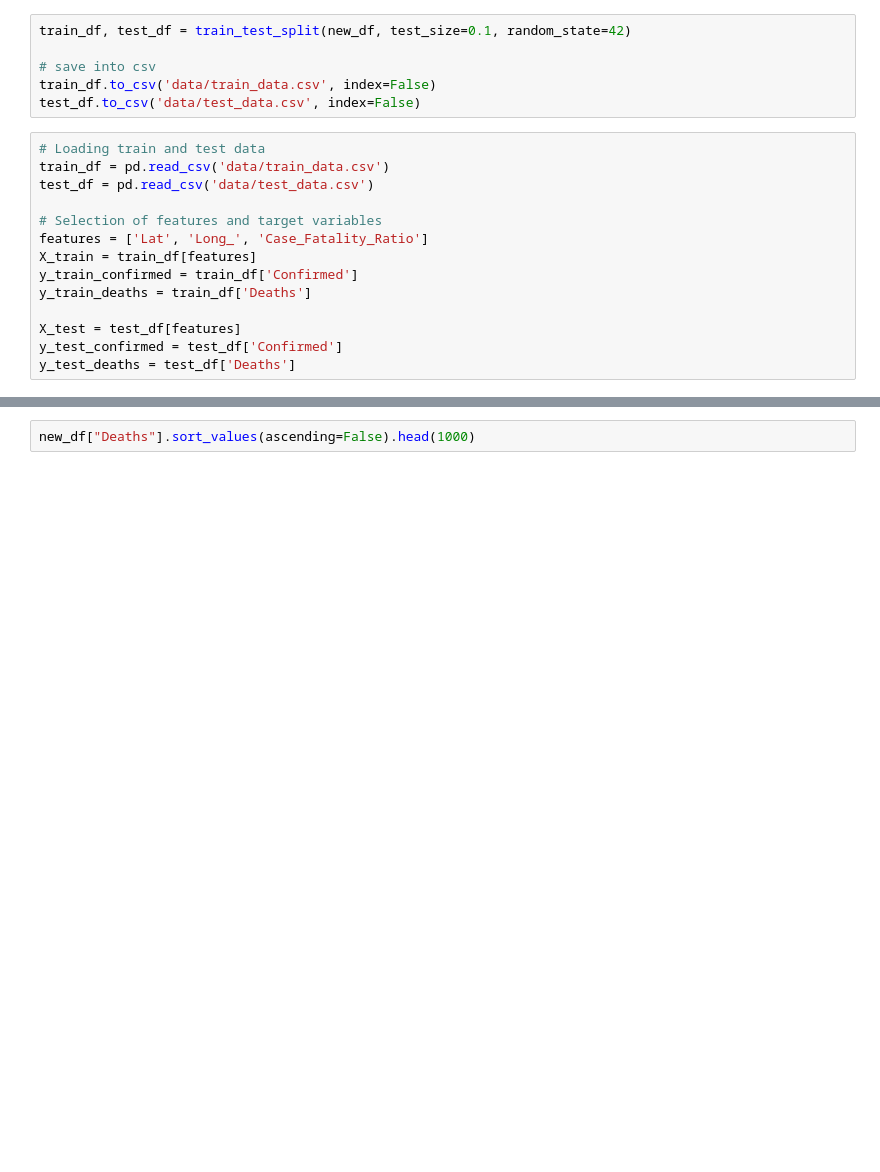
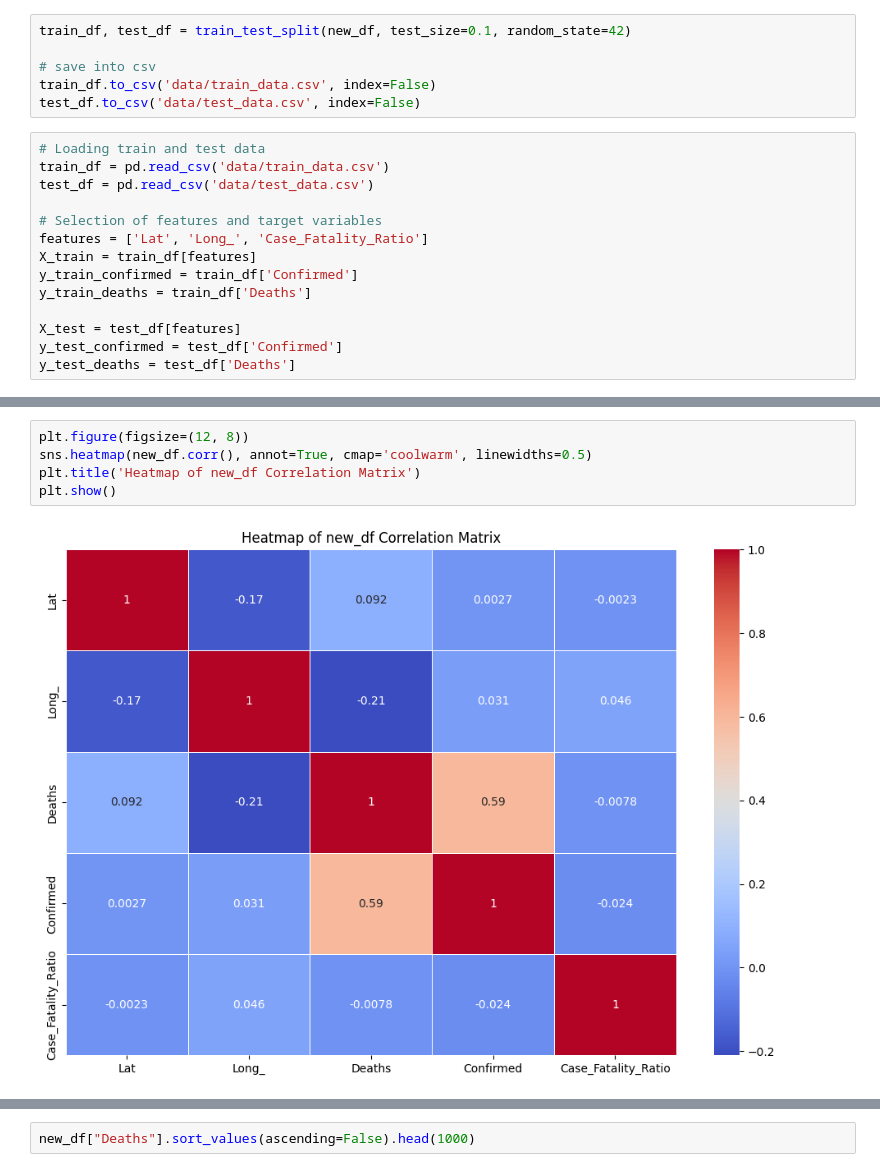
Before and after one commit to Horizn16/Predictioneer, a Jupyter notebook: test.ipynb, the cells around one changed output, grey strips where cells are left out. Cells and saved outputs as stored; diff of their text form; blank space fills up the shorter version.

```diff
--- a/test.ipynb
+++ b/test.ipynb
@@ -211,3 +232,10 @@ y_test_deaths = test_df['Deaths']
+# %%
+plt.figure(figsize=(12, 8))
+sns.heatmap(new_df.corr(), annot=True, cmap='coolwarm', linewidths=0.5)
+plt.title('Heatmap of new_df Correlation Matrix')
+plt.show()
+# %% [output]
+[figure, added]
 # %%
 from sklearn.svm import SVR
 import xgboost as xgb
```
Also changed, not shown: parts of 6 cells of this notebook, 2 other files.
